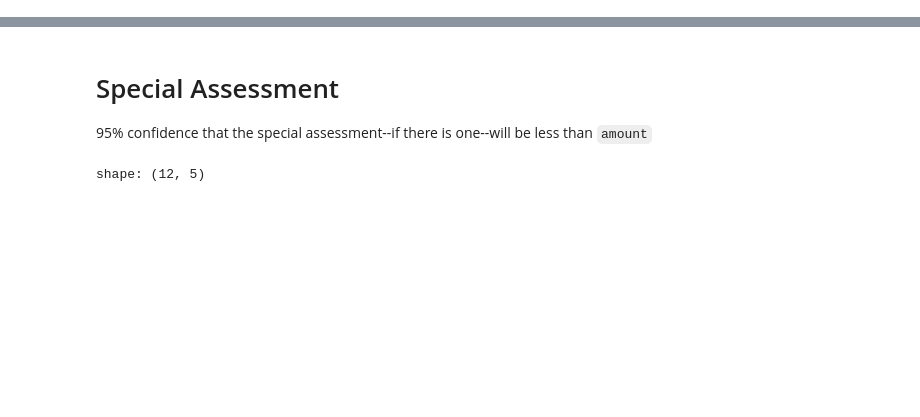
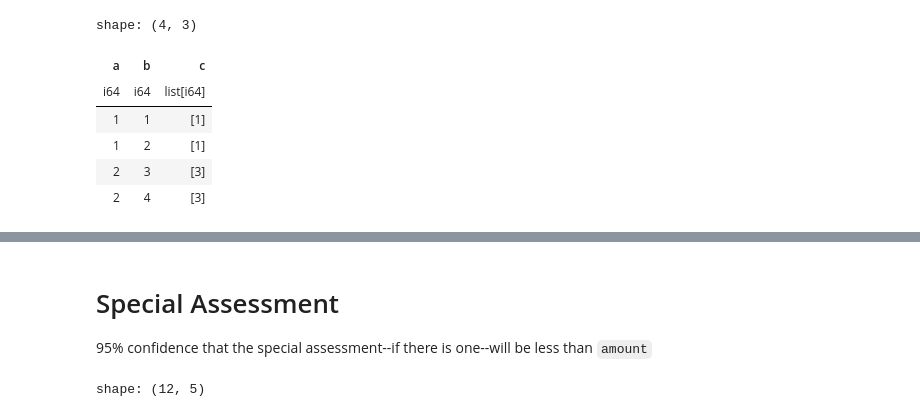
Before and after one commit to johnedmonds/condo, a Jupyter notebook: condo.ipynb, the cells around one changed output, grey strips where cells are left out. Drawn from its saved outputs; the diff is of its cells as text; code cells hidden in the pictures; blank space fills up the shorter version.

```diff
--- a/condo.ipynb
+++ b/condo.ipynb
@@ -18,6 +58,16 @@ budget = (
     .unnest("data")
     .unnest("budgetVsActualV2")
 )
+# %%
+pl.DataFrame({'a':[1,1,2,2],'b':[1,2,3,4]}).with_columns(c=pl.col('b').sample(1).implode().over('a'))
+# %% [output]
+shape: (4, 3)
+| a | b | c |
+| i64 | i64 | list[i64] |
+| 1 | 1 | [1] |
+| 1 | 2 | [1] |
+| 2 | 3 | [3] |
+| 2 | 4 | [3] |
 # %%
 def extract_cashflow(cashflow: pl.Series):
     return (
```
Also changed, not shown: parts of 5 cells of this notebook, 3 other files.
